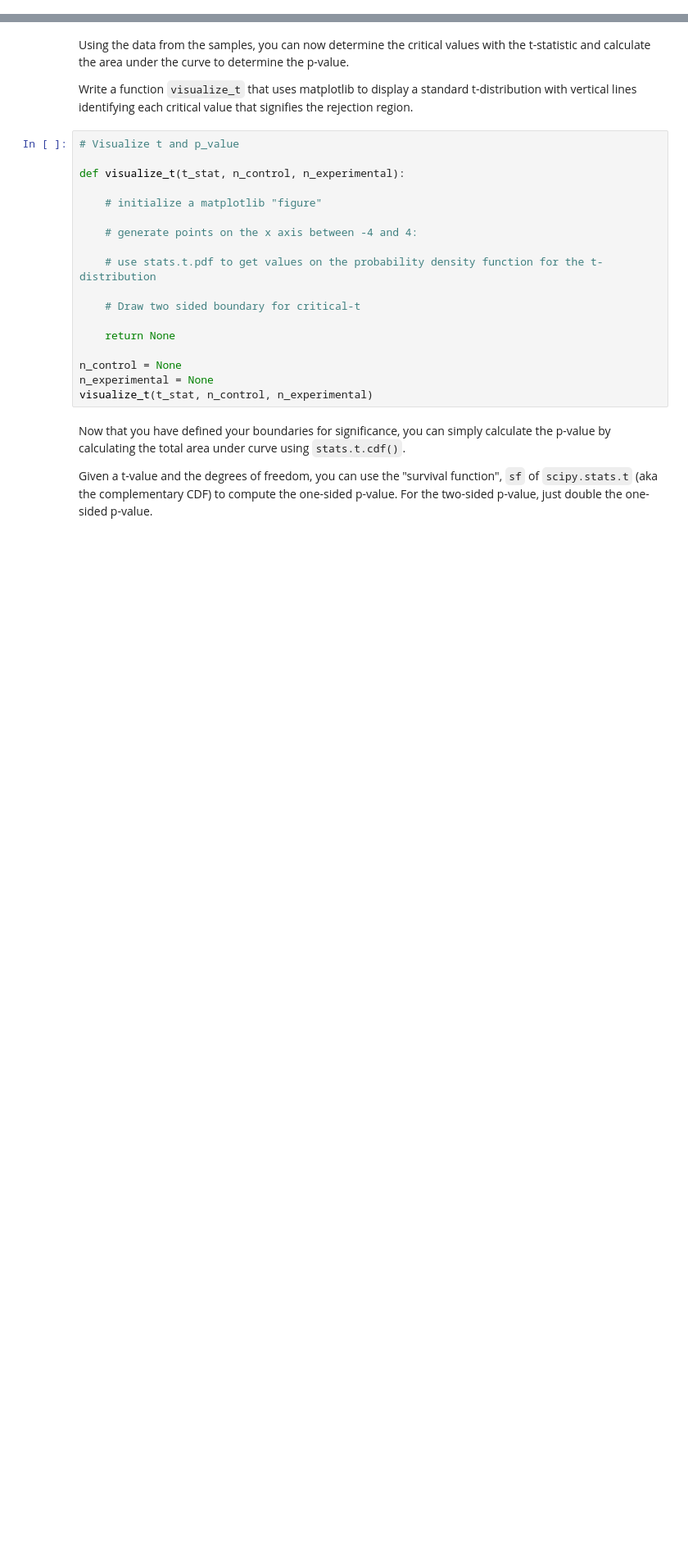
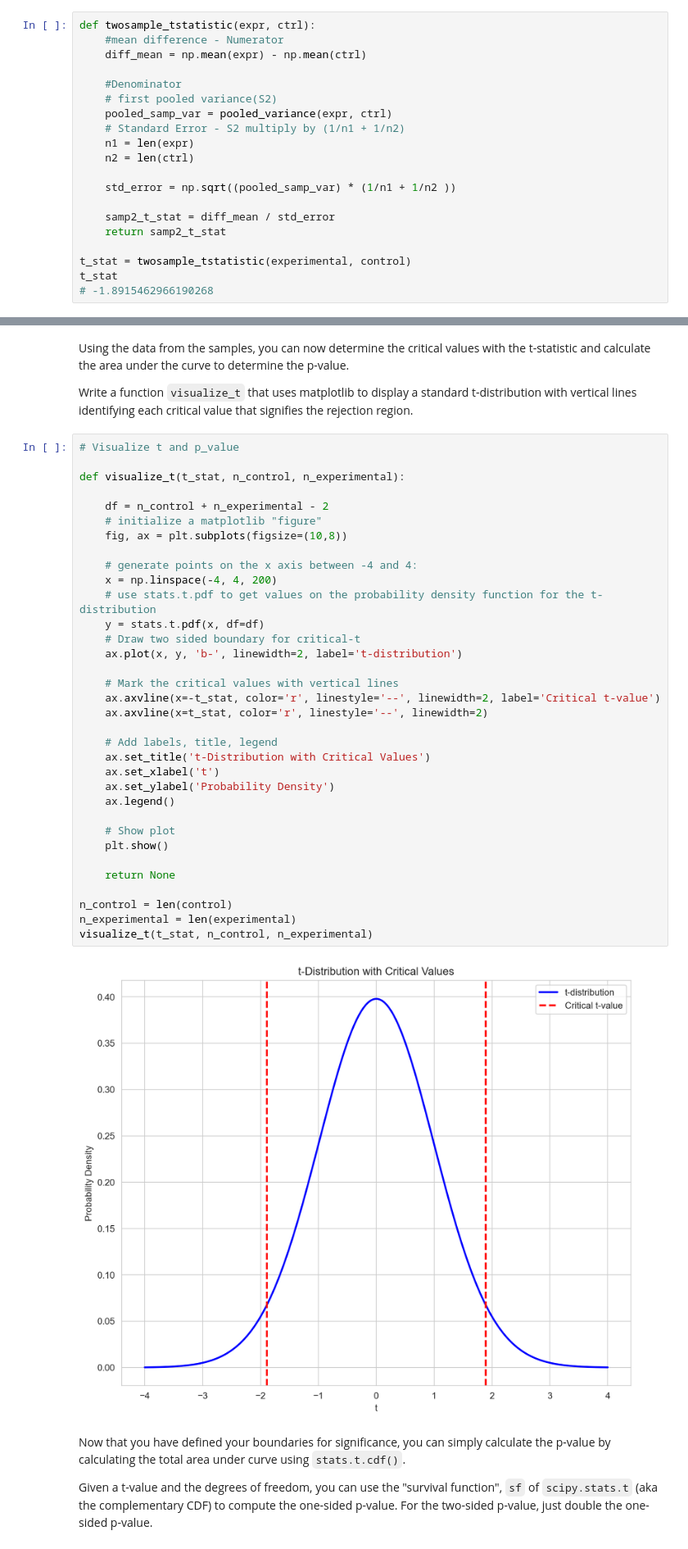
Before and after one commit to am-eric/dsc-two-sample-t-tests-lab, a Jupyter notebook: index.ipynb, the cells around one changed output, grey strips where cells are left out. Shown at 82% size. Saved outputs shown, nothing was run; the diff lists cells and outputs as text; blank space fills up the shorter version.

```diff
--- a/index.ipynb
+++ b/index.ipynb
@@ -143,0 +151,20 @@ t_stat = None
+# %%
+def twosample_tstatistic(expr, ctrl):
+    #mean difference - Numerator
+    diff_mean = np.mean(expr) - np.mean(ctrl)
+
+    #Denominator
+    # first pooled variance(S2)
+    pooled_samp_var = pooled_variance(expr, ctrl)
+    # Standard Error - S2 multiply by (1/n1 + 1/n2)
+    n1 = len(expr)
+    n2 = len(ctrl)
+
+    std_error = np.sqrt((pooled_samp_var) * (1/n1 + 1/n2 ))
+
+    samp2_t_stat = diff_mean / std_error
+    return samp2_t_stat
+
+t_stat = twosample_tstatistic(experimental, control)
+t_stat
+# -1.8915462966190268
@@ -148,21 +177,39 @@ Write a function `visualize_t` that uses matplotlib to display a standard t-dist
 # %%
 # Visualize t and p_value
 
 def visualize_t(t_stat, n_control, n_experimental):
 
+    df = n_control + n_experimental - 2
     # initialize a matplotlib "figure"
+    fig, ax = plt.subplots(figsize=(10,8))
 
     # generate points on the x axis between -4 and 4:
+    x = np.linspace(-4, 4, 200)
+    # use stats.t.pdf to get values on the probability density function for the t-distribution
+    y = stats.t.pdf(x, df=df)
+    # Draw two sided boundary for critical-t
+    ax.plot(x, y, 'b-', linewidth=2, label='t-distribution')
 
-    # use stats.t.pdf to get values on the probability density function for the t-distribution
+    # Mark the critical values with vertical lines
+    ax.axvline(x=-t_stat, color='r', linestyle='--', linewidth=2, label='Critical t-value')
+    ax.axvline(x=t_stat, color='r', linestyle='--', linewidth=2)
 
-    # Draw two sided boundary for critical-t
+    # Add labels, title, legend
+    ax.set_title('t-Distribution with Critical Values')
+    ax.set_xlabel('t')
+    ax.set_ylabel('Probability Density')
+    ax.legend()
+
+    # Show plot
+    plt.show()
 
     return None
 
-n_control = None
-n_experimental = None
+n_control = len(control)
+n_experimental = len(experimental)
 visualize_t(t_stat, n_control, n_experimental)
+# %% [output]
+[figure, added]
 # %% [markdown]
 Now that you have defined your boundaries for significance, you can simply calculate the p-value by calculating the total area under curve using `stats.t.cdf()`.
 
```
Also changed, not shown: parts of 8 cells of this notebook.
